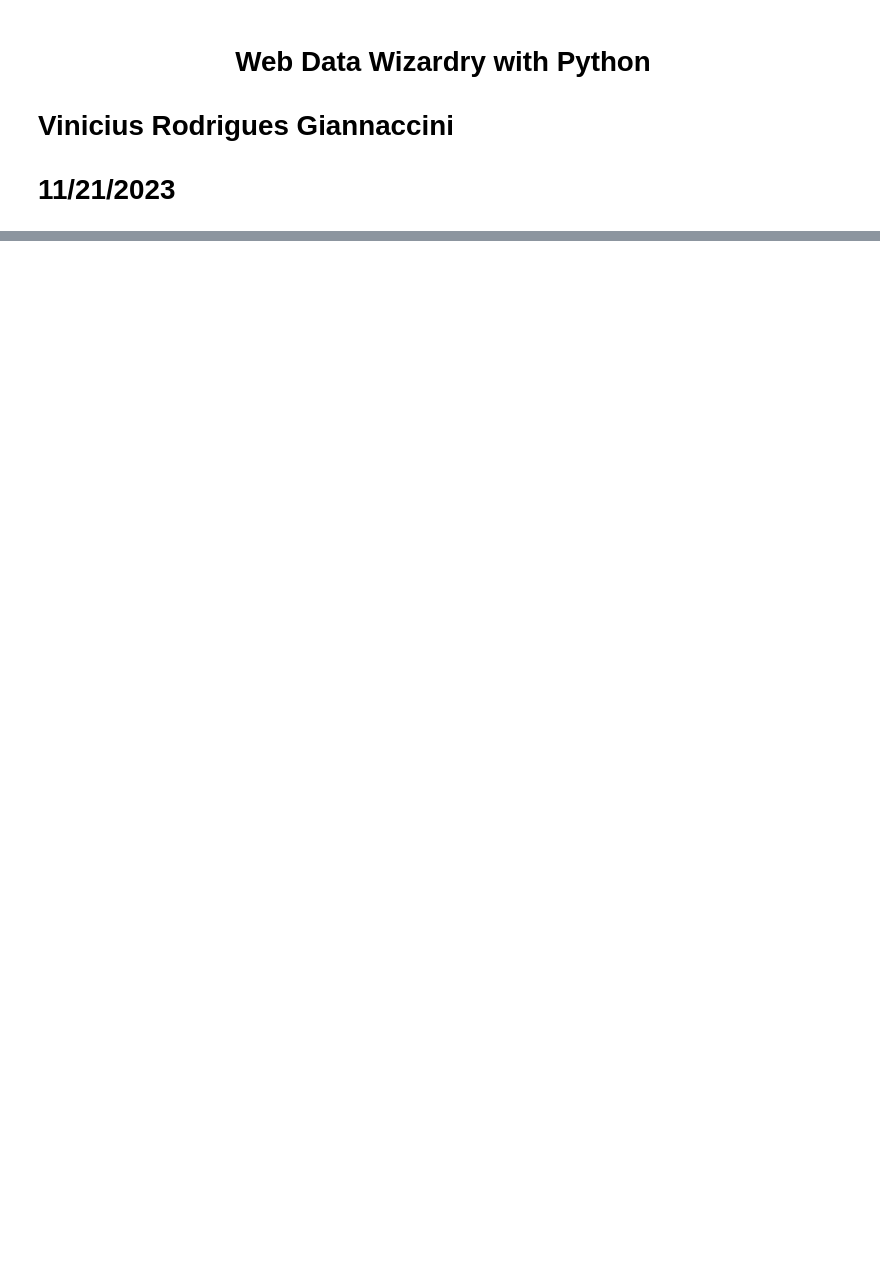
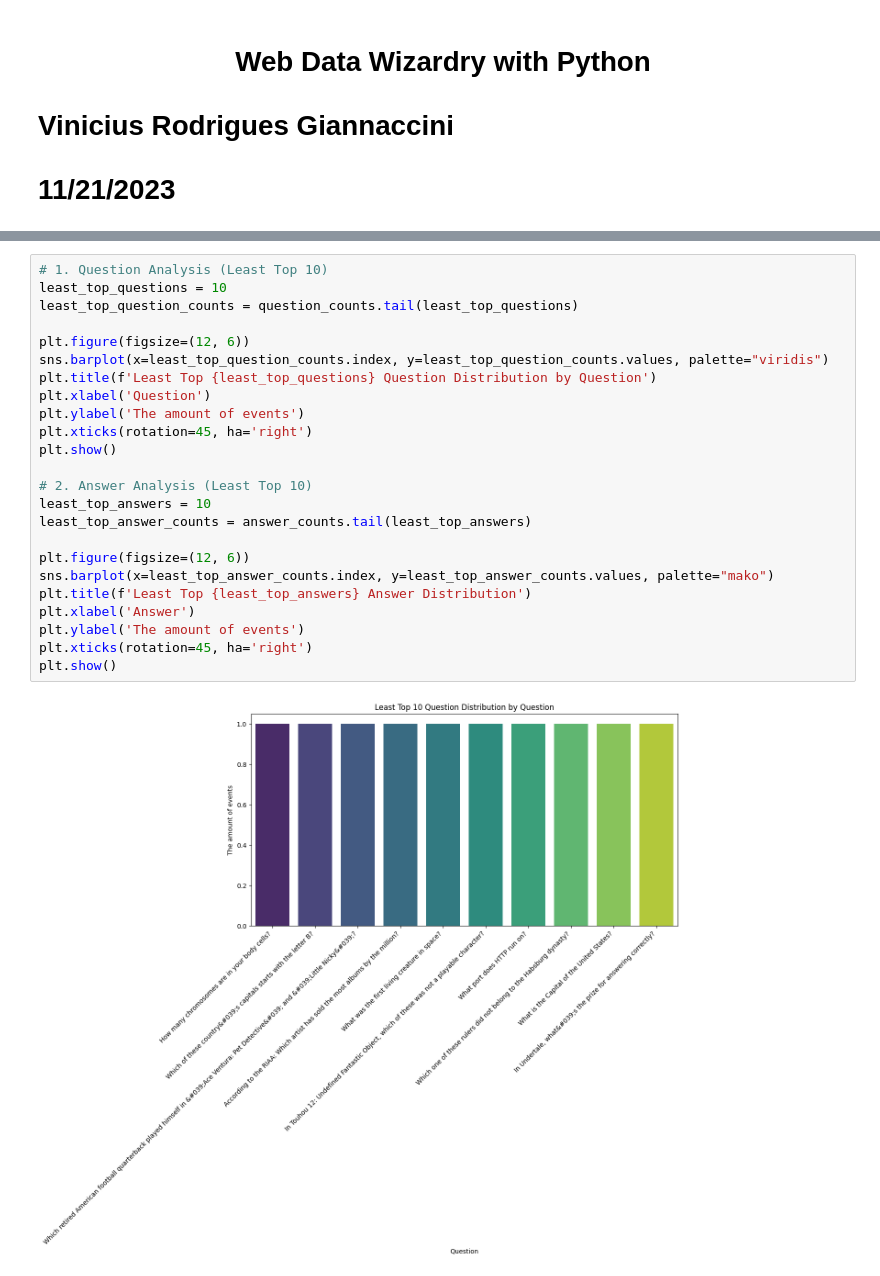
Before and after one commit to VGiannac/Web-Data, a Jupyter notebook: VGiannaccini.ipynb, the cells around one changed output, grey strips where cells are left out. Drawn from its saved outputs; the diff is of its cells as text; blank space fills up the shorter version.

```diff
--- a/VGiannaccini.ipynb
+++ b/VGiannaccini.ipynb
@@ -46,0 +196,26 @@ ModuleNotFoundError: No module named 'web_data'
+# %%
+# 1. Question Analysis (Least Top 10)
+least_top_questions = 10
+least_top_question_counts = question_counts.tail(least_top_questions)
+
+plt.figure(figsize=(12, 6))
+sns.barplot(x=least_top_question_counts.index, y=least_top_question_counts.values, palette="viridis")
+plt.title(f'Least Top {least_top_questions} Question Distribution by Question')
+plt.xlabel('Question')
+plt.ylabel('The amount of events')
+plt.xticks(rotation=45, ha='right')
+plt.show()
+
+# 2. Answer Analysis (Least Top 10)
+least_top_answers = 10
+least_top_answer_counts = answer_counts.tail(least_top_answers)
+
+plt.figure(figsize=(12, 6))
+sns.barplot(x=least_top_answer_counts.index, y=least_top_answer_counts.values, palette="mako")
+plt.title(f'Least Top {least_top_answers} Answer Distribution')
+plt.xlabel('Answer')
+plt.ylabel('The amount of events')
+plt.xticks(rotation=45, ha='right')
+plt.show()
+# %% [output]
+[figure, added]
```
Also changed, not shown: parts of 17 cells of this notebook.
